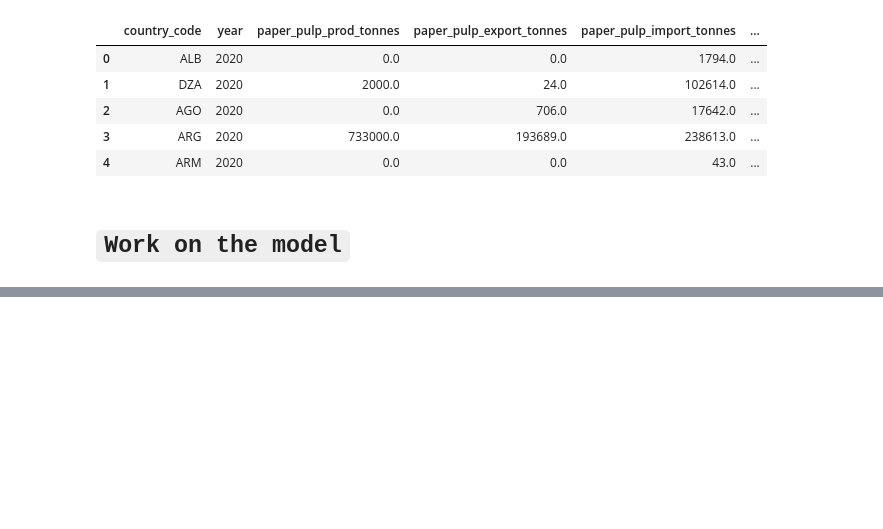
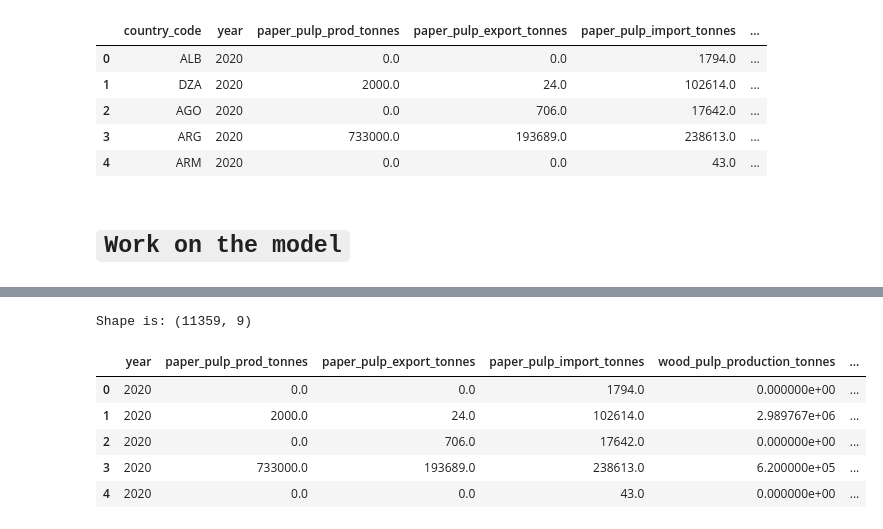
Before and after one commit to fabio1623/final-project, a Jupyter notebook: solution-model.ipynb, the cells around one changed output, grey strips where cells are left out. Cells and saved outputs as stored; diff of their text form; code cells hidden in the pictures; blank space fills up the shorter version.

```diff
--- a/solution-model.ipynb
+++ b/solution-model.ipynb
@@ -236,0 +351,10 @@ dtype: int64
+# %%
+display_df_info(data)
+# %% [output]
+Shape is: (11359, 9)
+|  | year | paper_pulp_prod_tonnes | paper_pulp_export_tonnes | paper_pulp_import_tonnes | wood_pulp_production_tonnes | ... |
+| 0 | 2020 | 0.0 | 0.0 | 1794.0 | 0.000000e+00 | ... |
+| 1 | 2020 | 2000.0 | 24.0 | 102614.0 | 2.989767e+06 | ... |
+| 2 | 2020 | 0.0 | 706.0 | 17642.0 | 0.000000e+00 | ... |
+| 3 | 2020 | 733000.0 | 193689.0 | 238613.0 | 6.200000e+05 | ... |
+| 4 | 2020 | 0.0 | 0.0 | 43.0 | 0.000000e+00 | ... |
```
Also changed, not shown: parts of 17 cells of this notebook, 3 other files.
